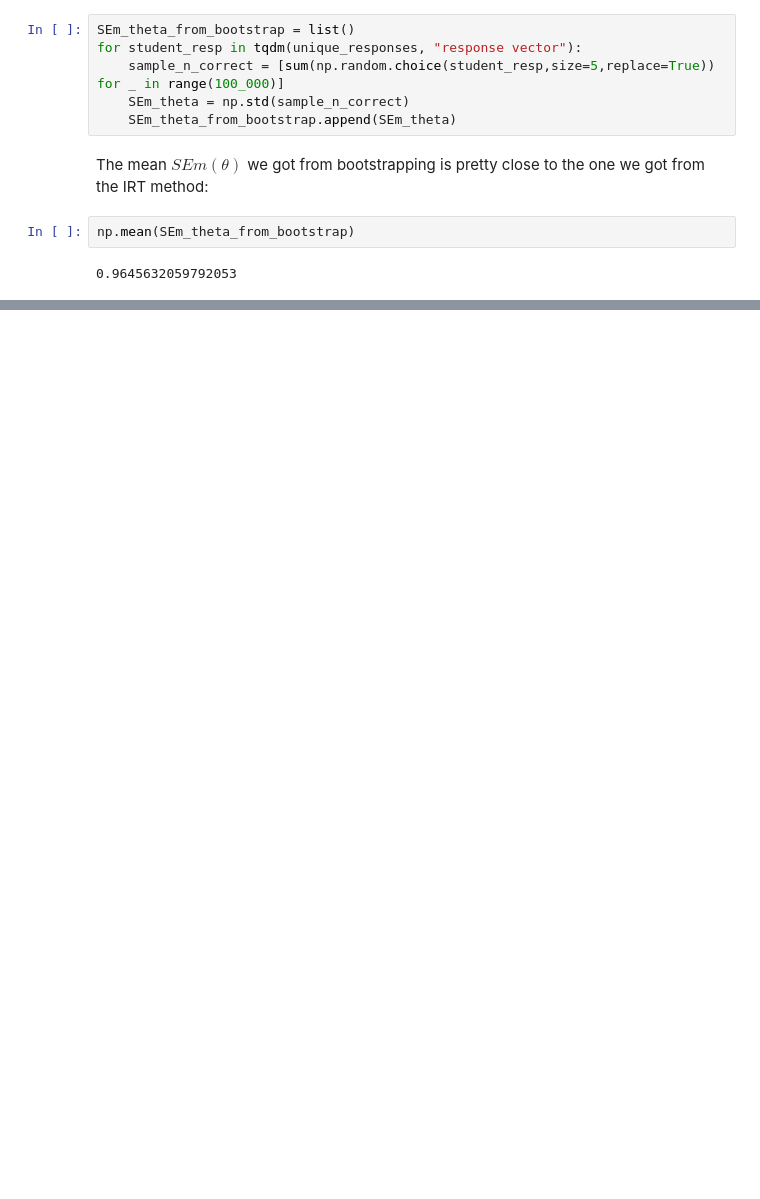
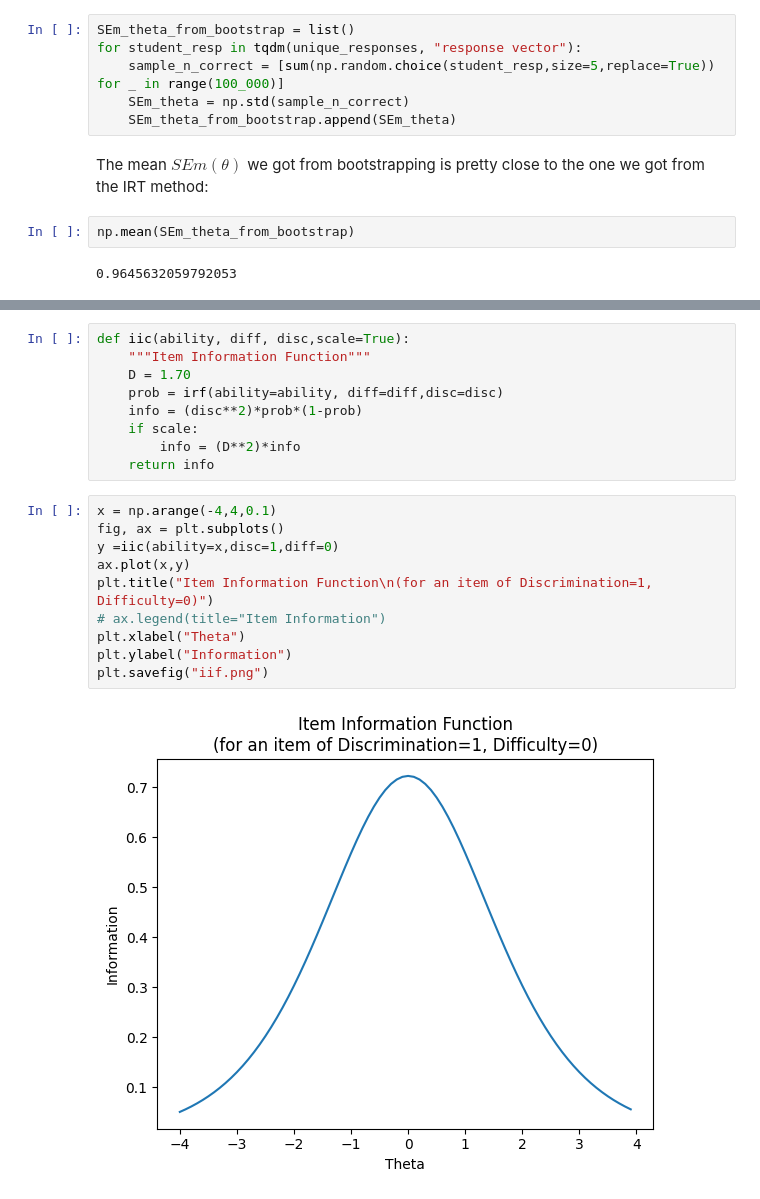
Before and after one commit to daavidstein/IRT, a Jupyter notebook: notebooks/Computing_SEm.ipynb, the cells around one changed output, grey strips where cells are left out. Cells and saved outputs as stored; diff of their text form; blank space fills up the shorter version.

```diff
--- a/notebooks/Computing_SEm.ipynb
+++ b/notebooks/Computing_SEm.ipynb
@@ -160,0 +174,21 @@ __A__: No, because the SEm corresponds to a given ability level. If we were to r
+# %%
+def iic(ability, diff, disc,scale=True):
+    """Item Information Function"""
+    D = 1.70
+    prob = irf(ability=ability, diff=diff,disc=disc)
+    info = (disc**2)*prob*(1-prob)
+    if scale:
+        info = (D**2)*info
+    return info
+# %%
+x = np.arange(-4,4,0.1)
+fig, ax = plt.subplots()
+y =iic(ability=x,disc=1,diff=0)
+ax.plot(x,y)
+plt.title("Item Information Function\n(for an item of Discrimination=1, Difficulty=0)")
+# ax.legend(title="Item Information")
+plt.xlabel("Theta")
+plt.ylabel("Information")
+plt.savefig("iif.png")
+# %% [output]
+[figure, added]
```
Also changed, not shown: parts of 16 cells of this notebook.
